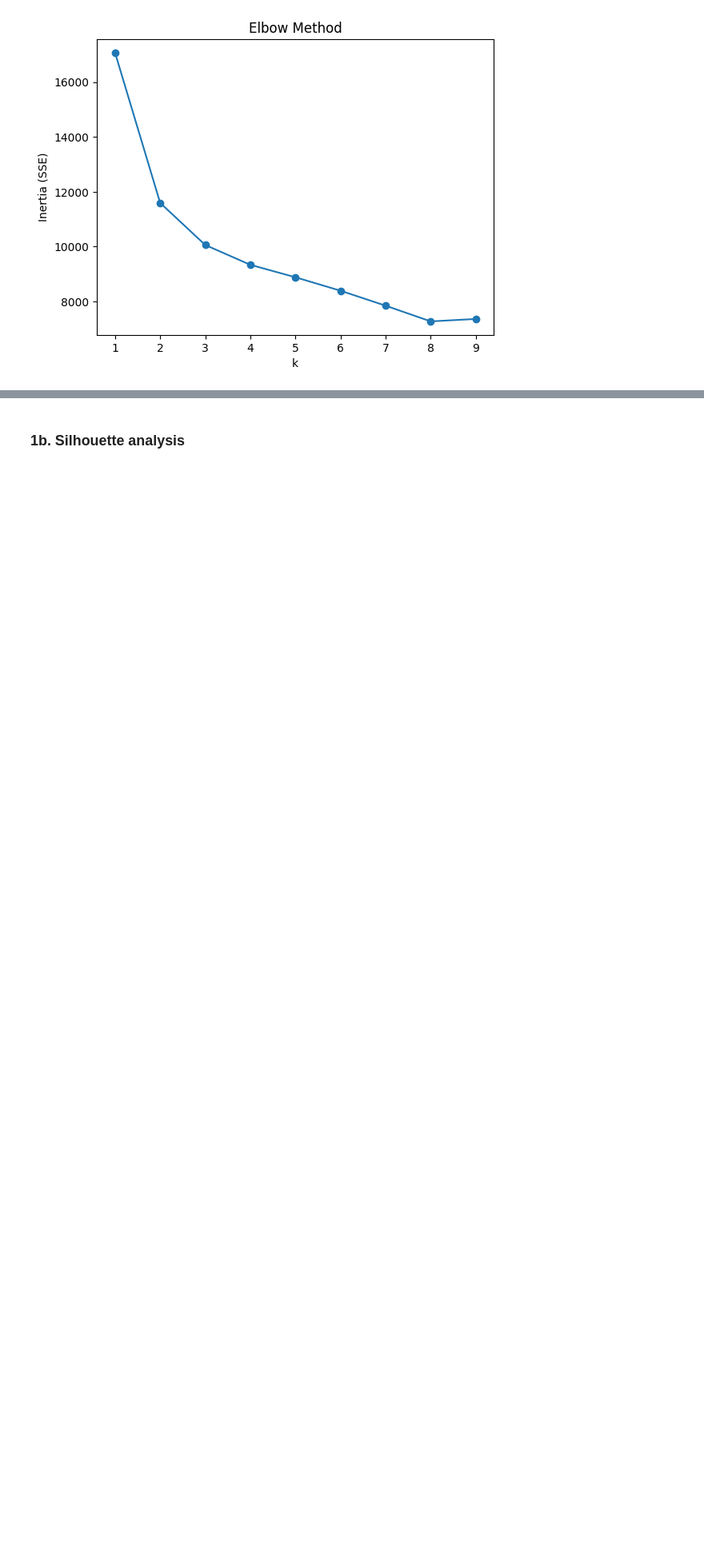
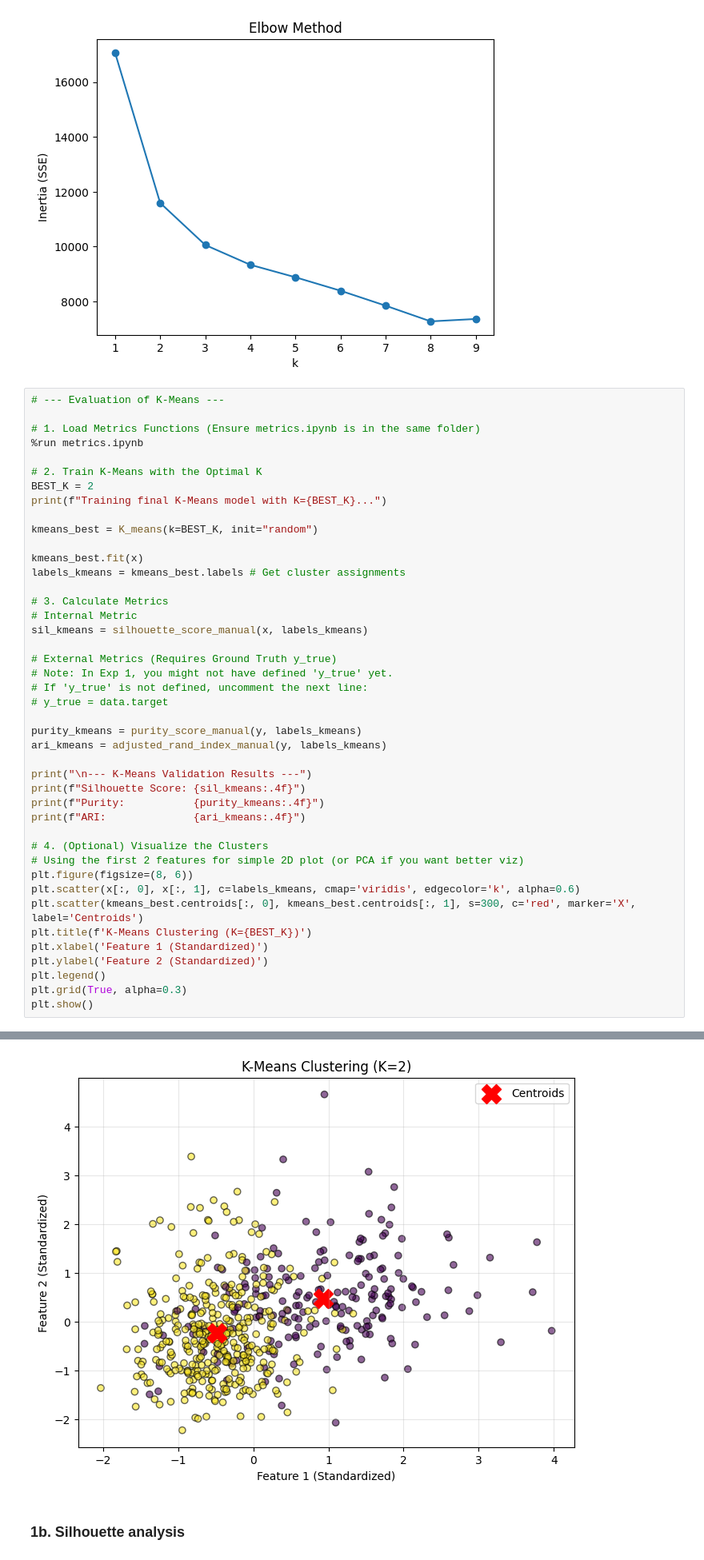
Before and after one commit to lujaine25/PCA-Autoencoder-KMeans-GMM, a Jupyter notebook: Exp_1_K-Means.ipynb, the cells around one changed output, grey strips where cells are left out. Shown: that part at 80% size. Drawn from its saved outputs; the diff is of its cells as text; blank space fills up the shorter version.

```diff
--- a/Exp_1_K-Means.ipynb
+++ b/Exp_1_K-Means.ipynb
@@ -140,3 +146,47 @@ plt.title("Elbow Method")
 plt.show()
 # %% [output]
 [figure]
+# %%
+# --- Evaluation of K-Means ---
+
+# 1. Load Metrics Functions (Ensure metrics.ipynb is in the same folder)
+%run metrics.ipynb
+
+# 2. Train K-Means with the Optimal K
+BEST_K = 2
+print(f"Training final K-Means model with K={BEST_K}...")
+
+kmeans_best = K_means(k=BEST_K, init="random")
+
+kmeans_best.fit(x)
+labels_kmeans = kmeans_best.labels # Get cluster assignments
+
+# 3. Calculate Metrics
+# Internal Metric
+sil_kmeans = silhouette_score_manual(x, labels_kmeans)
+
+# External Metrics (Requires Ground Truth y_true)
+# Note: In Exp 1, you might not have defined 'y_true' yet.
+# If 'y_true' is not defined, uncomment the next line:
+# y_true = data.target
+
+purity_kmeans = purity_score_manual(y, labels_kmeans)
+ari_kmeans = adjusted_rand_index_manual(y, labels_kmeans)
+
+print("\n--- K-Means Validation Results ---")
+print(f"Silhouette Score: {sil_kmeans:.4f}")
+print(f"Purity:           {purity_kmeans:.4f}")
+print(f"ARI:              {ari_kmeans:.4f}")
+
+# 4. (Optional) Visualize the Clusters
+# Using the first 2 features for simple 2D plot (or PCA if you want better viz)
+plt.figure(figsize=(8, 6))
+plt.scatter(x[:, 0], x[:, 1], c=labels_kmeans, cmap='viridis', edgecolor='k', alpha=0.6)
+plt.scatter(kmeans_best.centroids[:, 0], kmeans_best.centroids[:, 1], s=300, c='red', marker='X', label='Centroids')
+plt.title(f'K-Means Clustering (K={BEST_K})')
+plt.xlabel('Feature 1 (Standardized)')
+plt.ylabel('Feature 2 (Standardized)')
+plt.legend()
+plt.grid(True, alpha=0.3)
+plt.show()
+# %% [output]
@@ -143,3 +199,4 @@ plt.show()
+[figure, added]
 # %% [markdown]
 ### 1b. Silhouette analysis
 # %%
```
Also changed, not shown: parts of 4 cells of this notebook, 1 other file.
